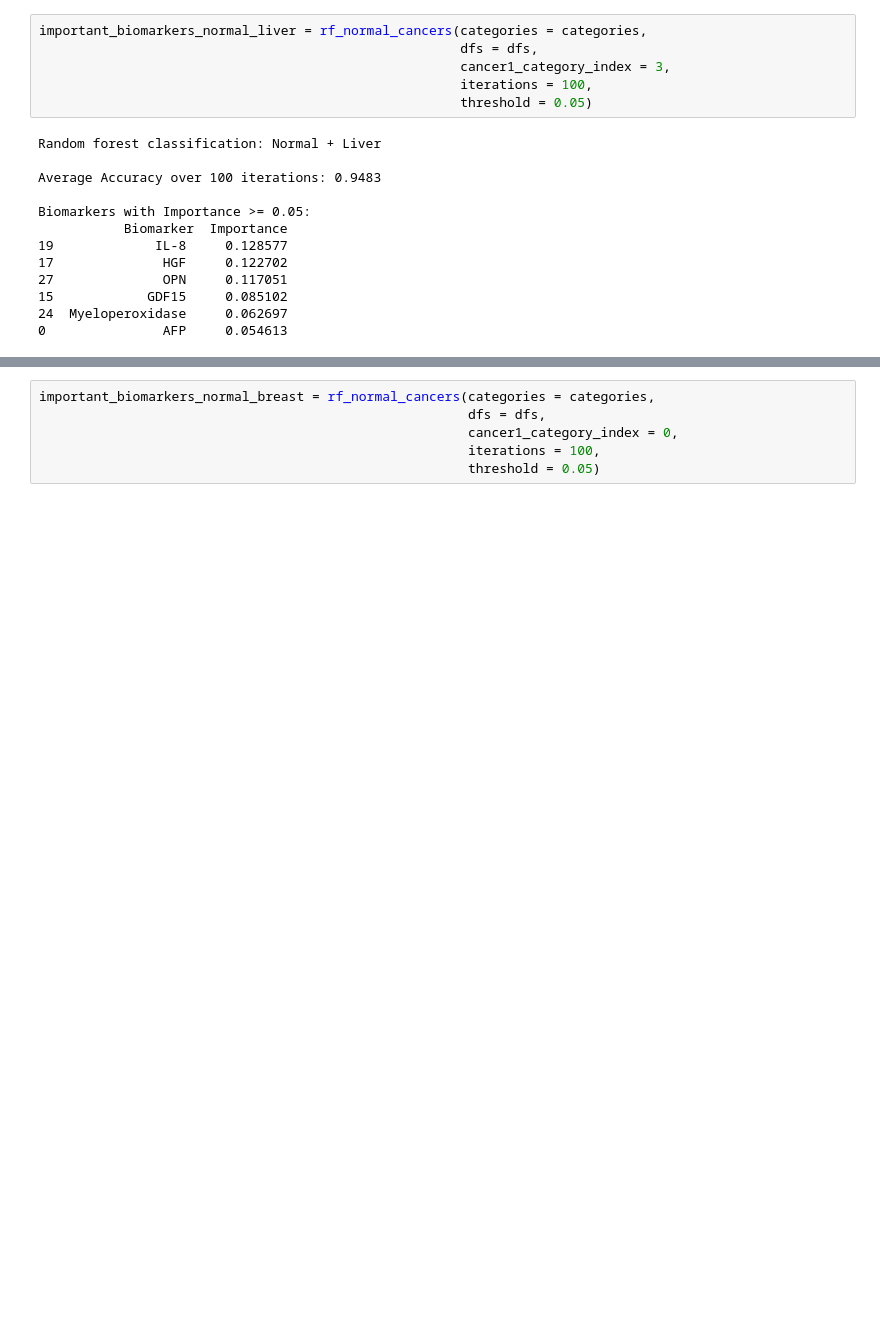
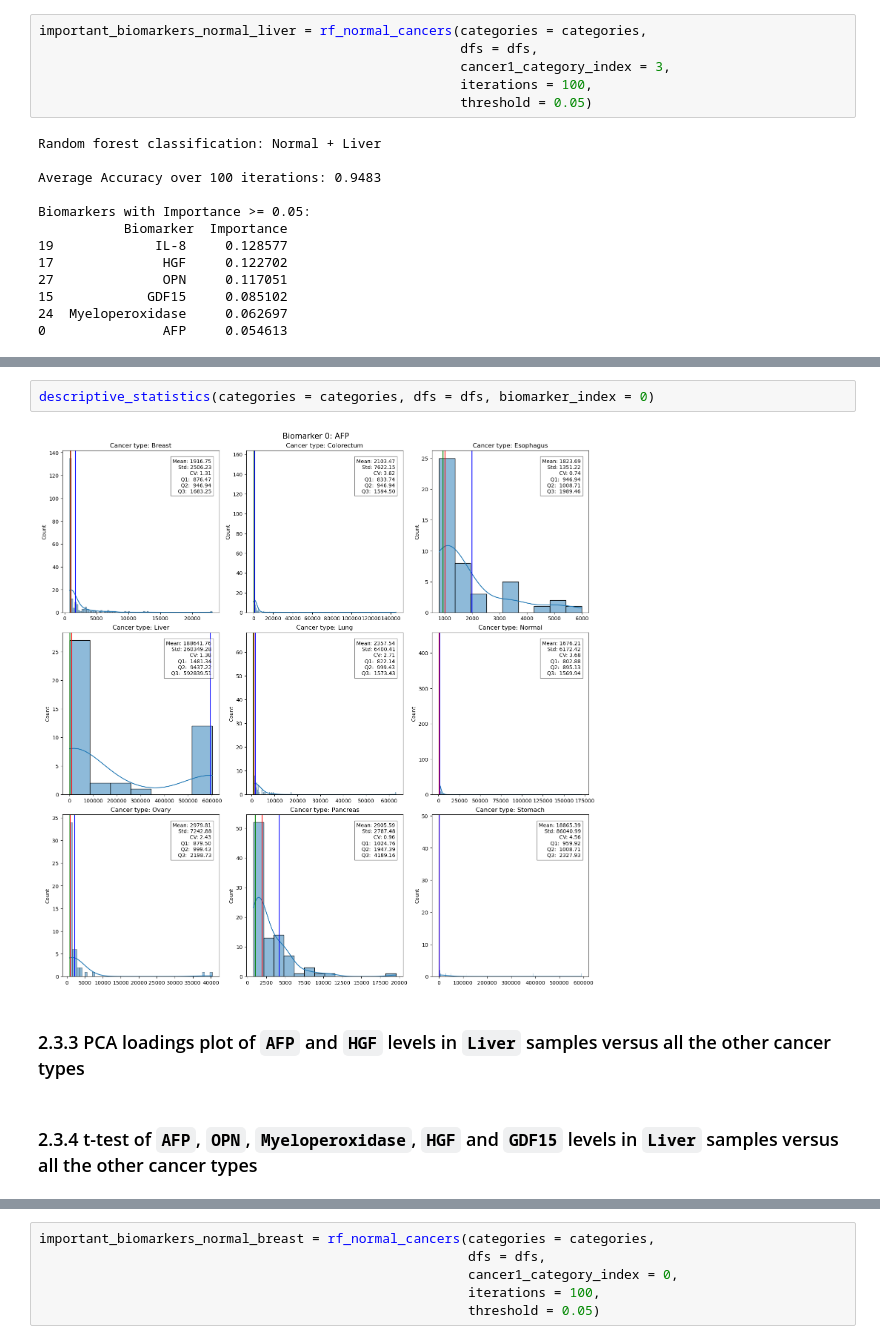
Before and after one commit to subhajitbn/Cancer-Biomarkers-from-Clinical-Data, a Jupyter notebook: tutorial.ipynb, the cells around one changed output, grey strips where cells are left out. Cells and saved outputs as stored; diff of their text form; blank space fills up the shorter version.

```diff
--- a/tutorial.ipynb
+++ b/tutorial.ipynb
@@ -125 +157,9 @@ Biomarkers with Importance >= 0.05:
+# %%
+descriptive_statistics(categories = categories, dfs = dfs, biomarker_index = 0)
+# %% [output]
+[figure, added]
+# %% [markdown]
+### 2.3.3 PCA loadings plot of `AFP` and `HGF` levels in `Liver` samples versus all the other cancer types
+# %% [markdown]
+### 2.3.4 t-test of `AFP`, `OPN`, `Myeloperoxidase`, `HGF` and `GDF15` levels in `Liver` samples versus all the other cancer types
 # %% [markdown]
```
Also changed, not shown: parts of 34 cells of this notebook, 4 other files.
